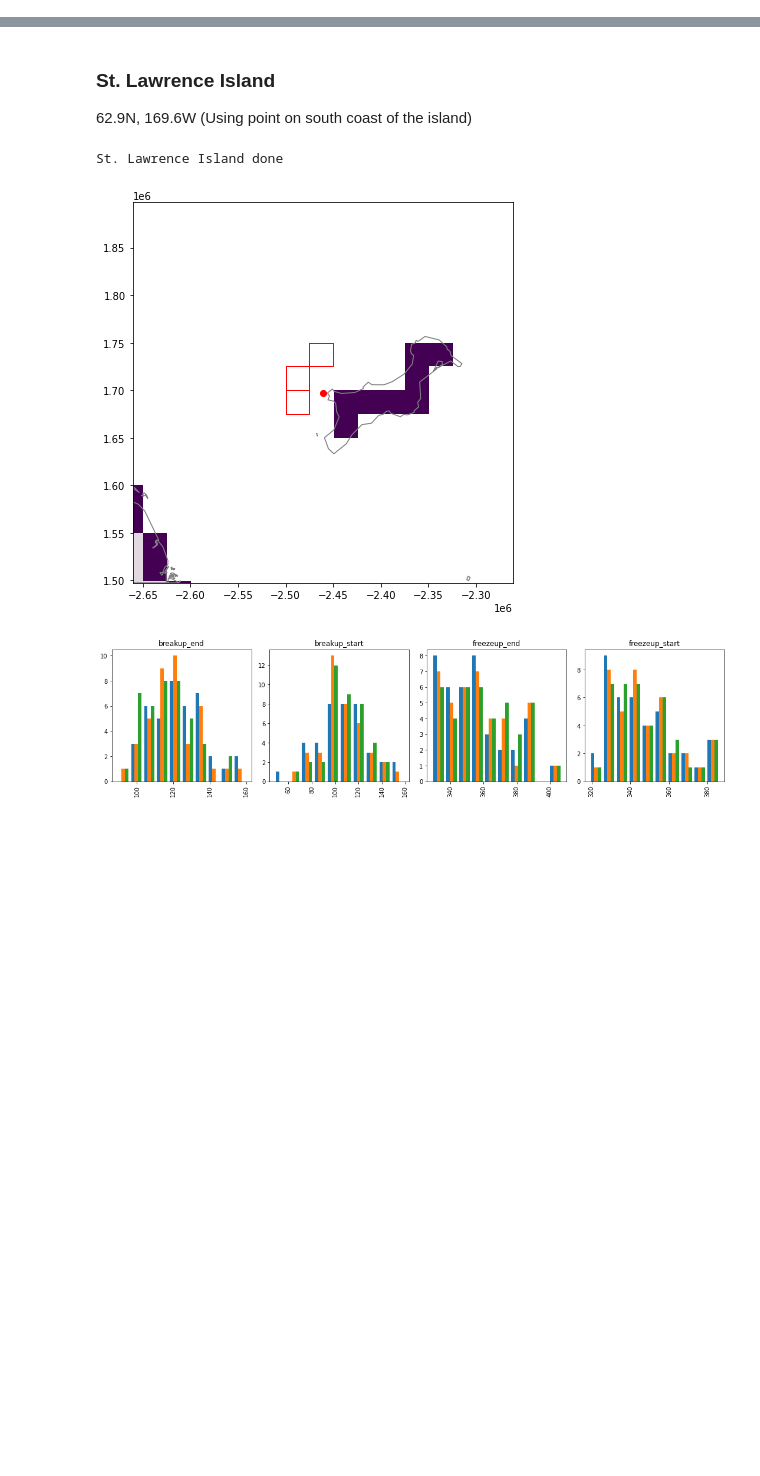
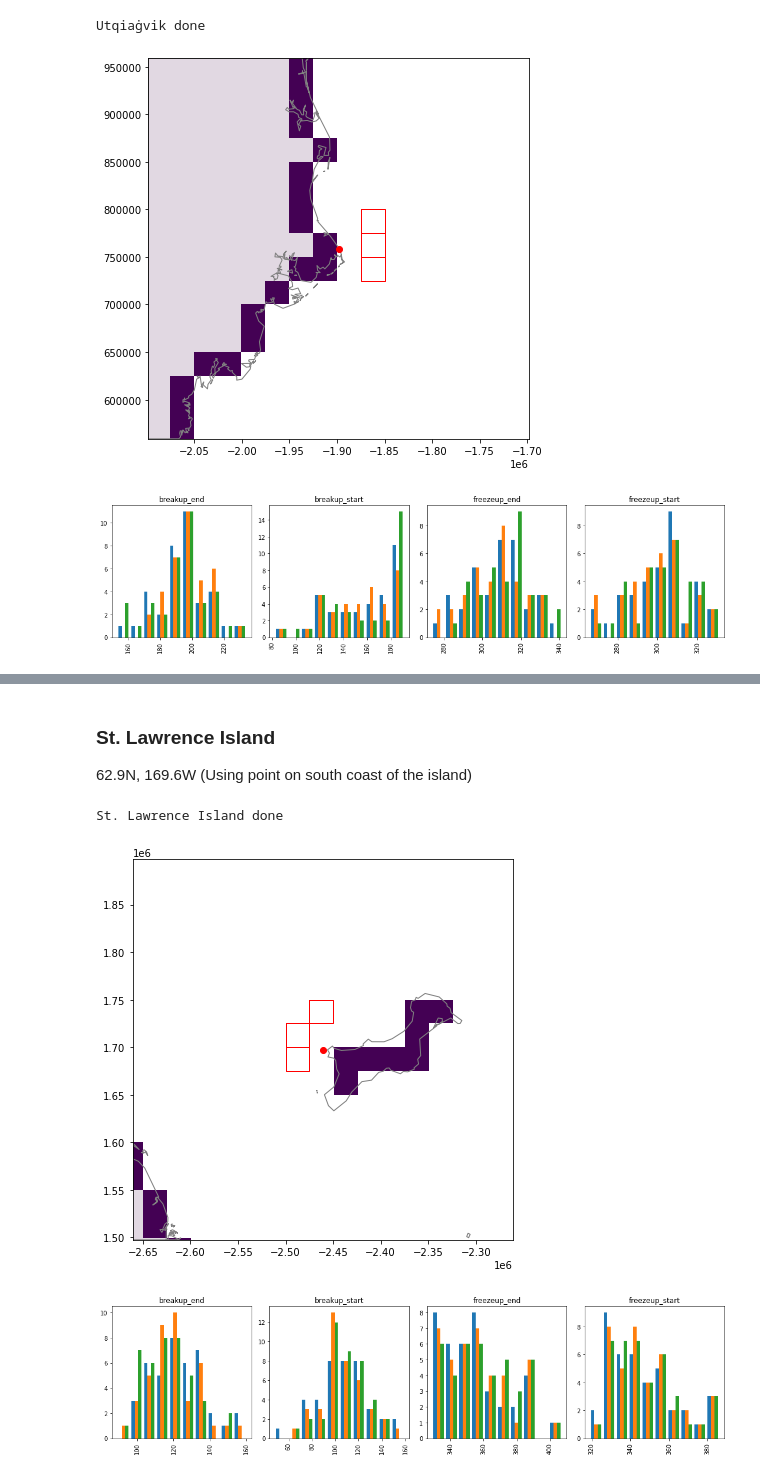
Before and after one commit to ua-snap/seaice_noaa_indicators, a Jupyter notebook: manuscript_content/points_of_interest.ipynb, the cells around one changed output, grey strips where cells are left out. Saved outputs shown, nothing was run; the diff lists cells and outputs as text; code cells hidden in the pictures; blank space fills up the shorter version.

```diff
--- a/manuscript_content/points_of_interest.ipynb
+++ b/manuscript_content/points_of_interest.ipynb
@@ -347,0 +133,21 @@ South Chukchi Sea done
+# %%
+# make a coastline mask in scratch_dir if not present
+if not coast_fp.exists() or clobber:
+    with rio.open(base_dir.joinpath("nsidc_0051/prepped/nt_19781026_n07_v1-1_n.tif")) as src:
+        arr = src.read(1)
+        meta = src.meta.copy()
+
+    arr[arr != 253] = 0
+    arr[arr == 253] = 255
+
+    arr = arr.astype(rio.uint8)
+    meta.update({
+        "nodata": 0,
+        "dtype": rio.uint8,
+    })
+
+    with rio.open(coast_fp, "w", **meta) as src:
+        src.write(arr, 1)
+    print(f"Coastlines antimask created: {coast_fp}")
+
+coast_src = rio.open(scratch_dir.joinpath("coastlines_mask.tif"))
@@ -347,0 +212,21 @@ South Chukchi Sea done
+# %%
+poi_name = "Utqiaġvik"
+
+kwargs = {
+    "poi": (71.2906, -156.7886),
+    "offsets": [(0, 1), (1, 1), (-1, 1)],
+    "scale": 2,
+    "landmask_src": landmask_src,
+    "coast_src": coast_src,
+    "world_shore": world_shore,
+}
+
+poi_coords[poi_name] = plot_poi_pixel_polys(**kwargs)
+
+poi_indicators.append(plot_date_histograms(fubu, poi_coords[poi_name], poi_name))
+
+print(f"{poi_name} done")
+# %% [output]
+Utqiaġvik done
+[figure, added]
+[figure, added]
```
Also changed, not shown: parts of 74 cells of this notebook, 1 other file.
